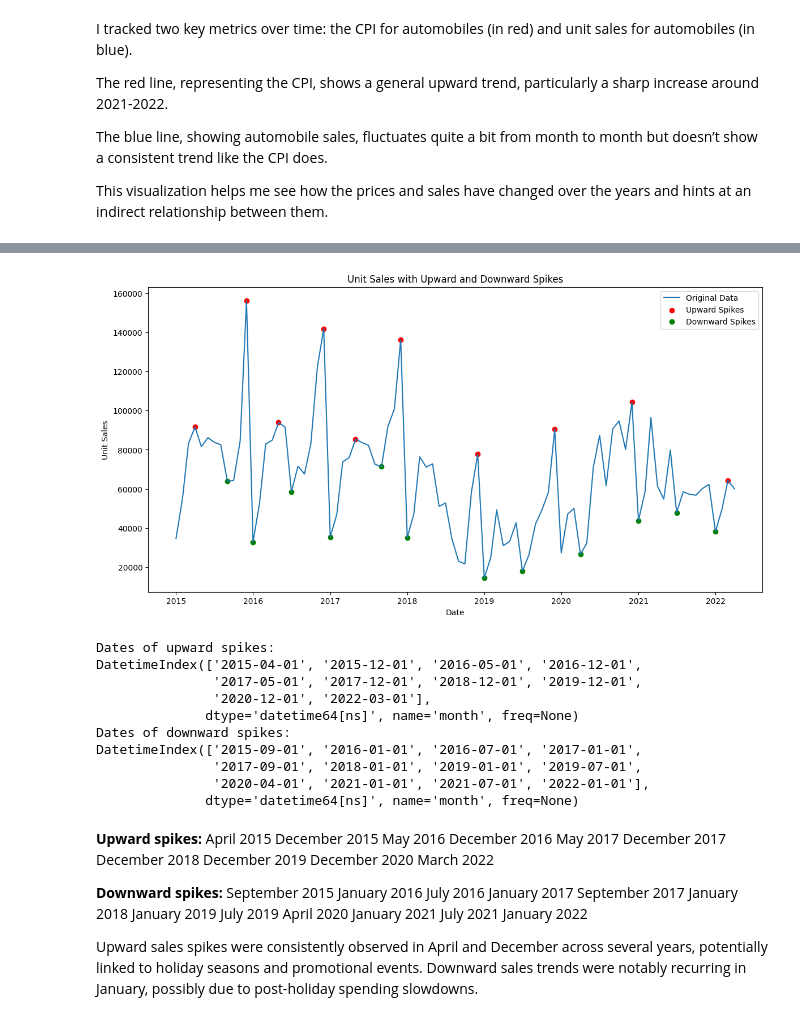
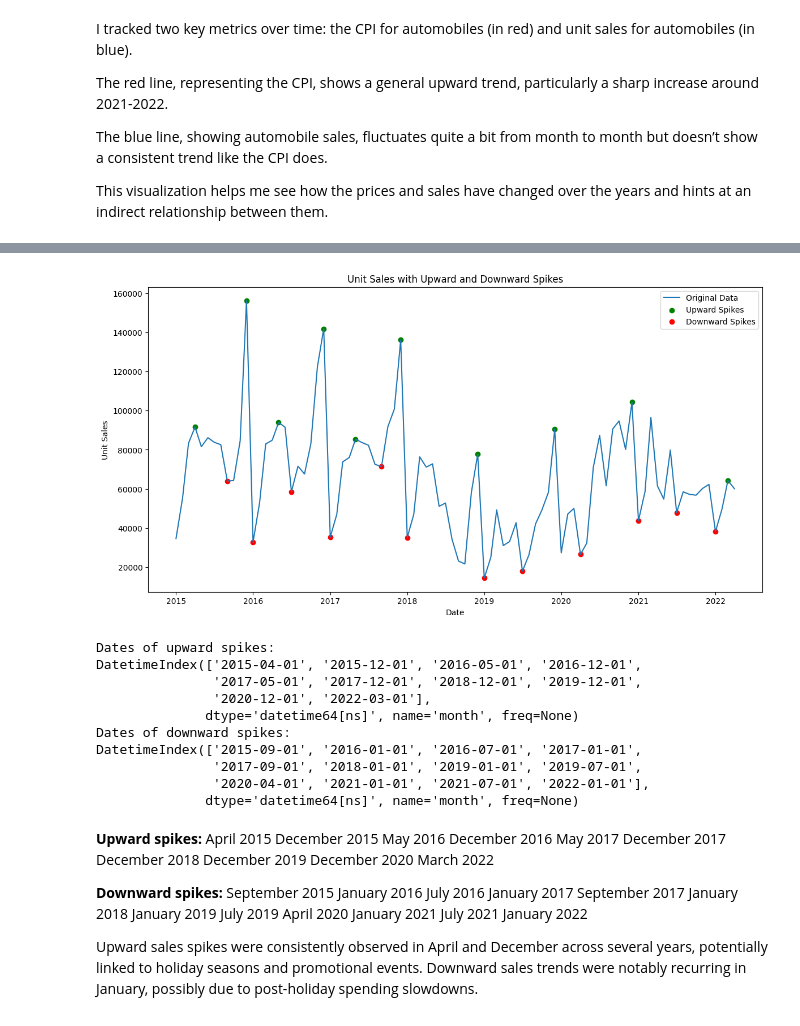
Before and after one commit to gulilt/thesis, a Jupyter notebook: df_monthly.ipynb, the cells around one changed output, grey strips where cells are left out. Drawn from its saved outputs; the diff is of its cells as text; code cells hidden in the pictures.

```diff
--- a/df_monthly.ipynb
+++ b/df_monthly.ipynb
@@ -301,35 +299,35 @@ month
 # %%
 from scipy.signal import argrelextrema
 
 # Finding upward peaks
 upward_indices = argrelextrema(df_monthly['unit_sales_monthly'].values, comparator=lambda x, y: x > y, order=3)[0]
 
 # Now inverting the data to find downward peaks
 inverted_data = -df_monthly['unit_sales_monthly']
 downward_indices = argrelextrema(inverted_data.values, comparator=lambda x, y: x > y, order=3)[0]
 
 # Plot of the original data
 plt.figure(figsize=(14, 7))
 plt.plot(df_monthly.index, df_monthly['unit_sales_monthly'], label='Original Data')
 
 # Marking spikes
-plt.scatter(df_monthly.index[upward_indices], df_monthly['unit_sales_monthly'].iloc[upward_indices], color='r', label='Upward Spikes')
-plt.scatter(df_monthly.index[downward_indices], df_monthly['unit_sales_monthly'].iloc[downward_indices], color='g', label='Downward Spikes')
+plt.scatter(df_monthly.index[upward_indices], df_monthly['unit_sales_monthly'].iloc[upward_indices], color='g', label='Upward Spikes')
+plt.scatter(df_monthly.index[downward_indices], df_monthly['unit_sales_monthly'].iloc[downward_indices], color='r', label='Downward Spikes')
 
 plt.title('Unit Sales with Upward and Downward Spikes')
 plt.xlabel('Date')
 plt.ylabel('Unit Sales')
 plt.legend()
 plt.show()
 
 # Printing the dates of spikes
 print("Dates of upward spikes:")
 print(df_monthly.index[upward_indices])
 
 print("Dates of downward spikes:")
 print(df_monthly.index[downward_indices])
 # %% [output]
-[figure, old version]
+[figure, new version]
 Dates of upward spikes:
 DatetimeIndex(['2015-04-01', '2015-12-01', '2016-05-01', '2016-12-01',
                '2017-05-01', '2017-12-01', '2018-12-01', '2019-12-01',
```
Also changed, not shown: parts of 18 cells of this notebook.
